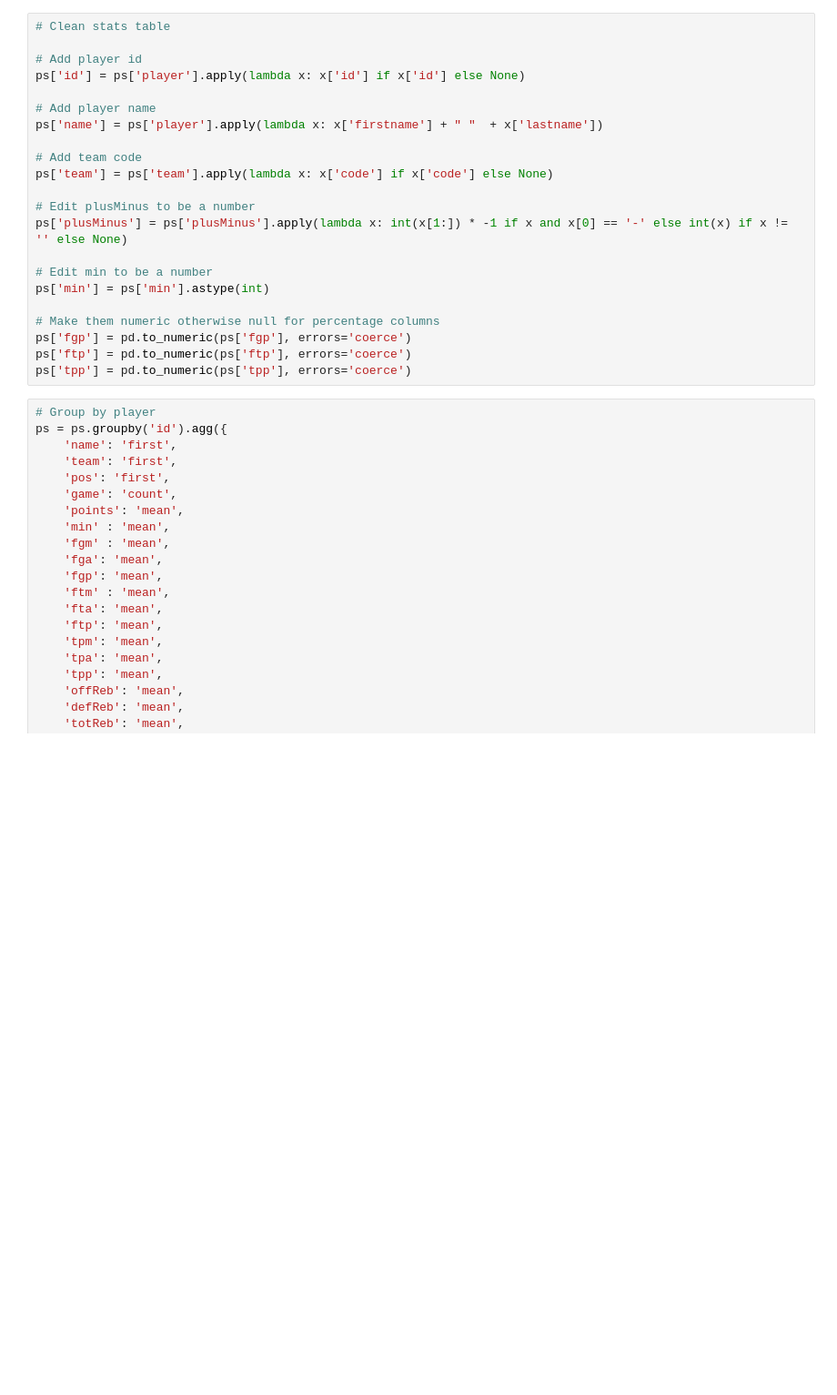
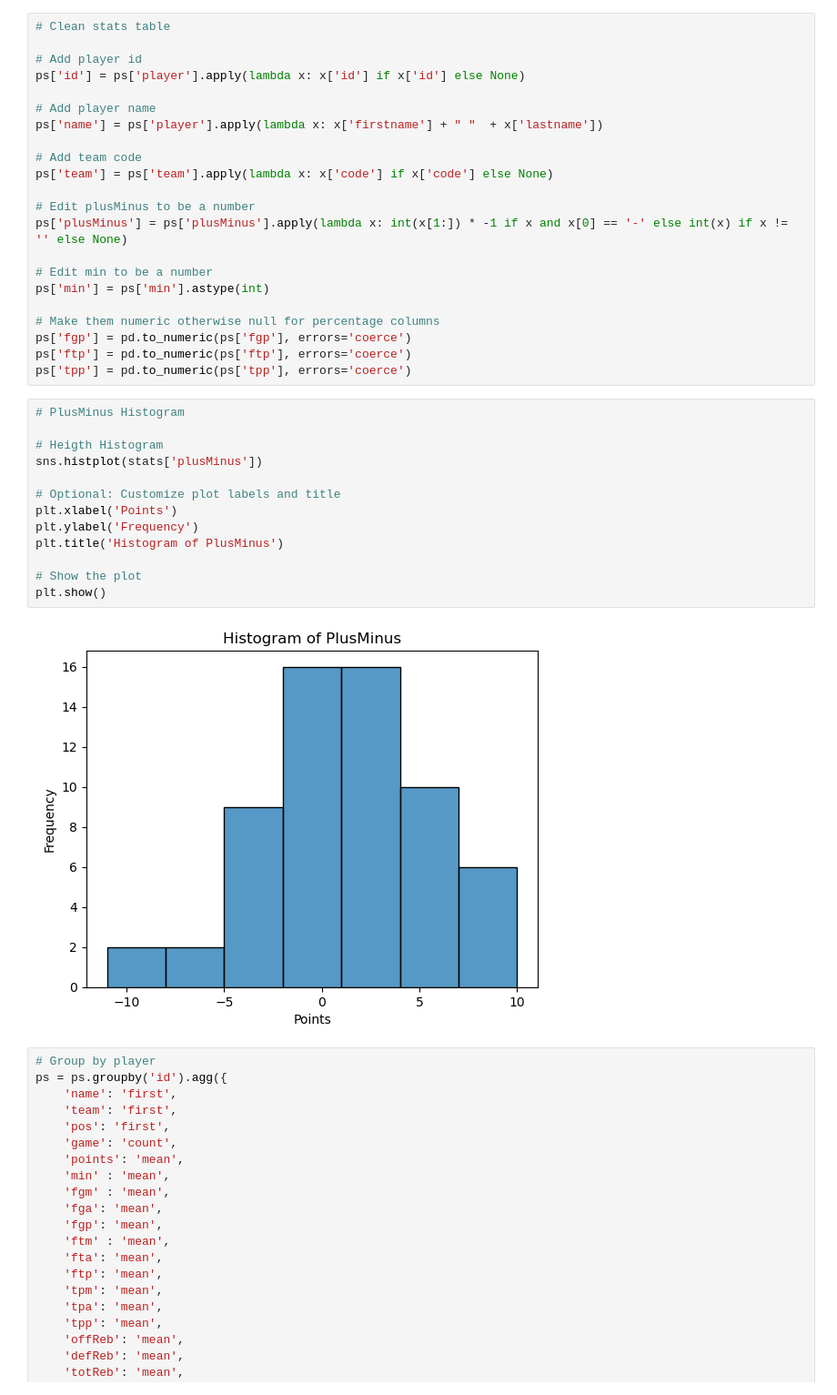
Before and after one commit to isaacaguilar97/you-in-nba, a Jupyter notebook: NBA_project.ipynb, the cells around one changed output. Shown at 91% size. Cells and saved outputs as stored; diff of their text form; blank space fills up the shorter version.

```diff
--- a/NBA_project.ipynb
+++ b/NBA_project.ipynb
@@ -132,6 +134,21 @@ ps['min'] = ps['min'].astype(int)
 ps['fgp'] = pd.to_numeric(ps['fgp'], errors='coerce')
 ps['ftp'] = pd.to_numeric(ps['ftp'], errors='coerce')
 ps['tpp'] = pd.to_numeric(ps['tpp'], errors='coerce')
+# %%
+# PlusMinus Histogram
+
+# Heigth Histogram
+sns.histplot(stats['plusMinus'])
+
+# Optional: Customize plot labels and title
+plt.xlabel('Points')
+plt.ylabel('Frequency')
+plt.title('Histogram of PlusMinus')
+
+# Show the plot
+plt.show()
+# %% [output]
+[figure, added]
 # %%
 # Group by player
 ps = ps.groupby('id').agg({
```
Also changed, not shown: parts of 4 cells of this notebook, 3 other files.
